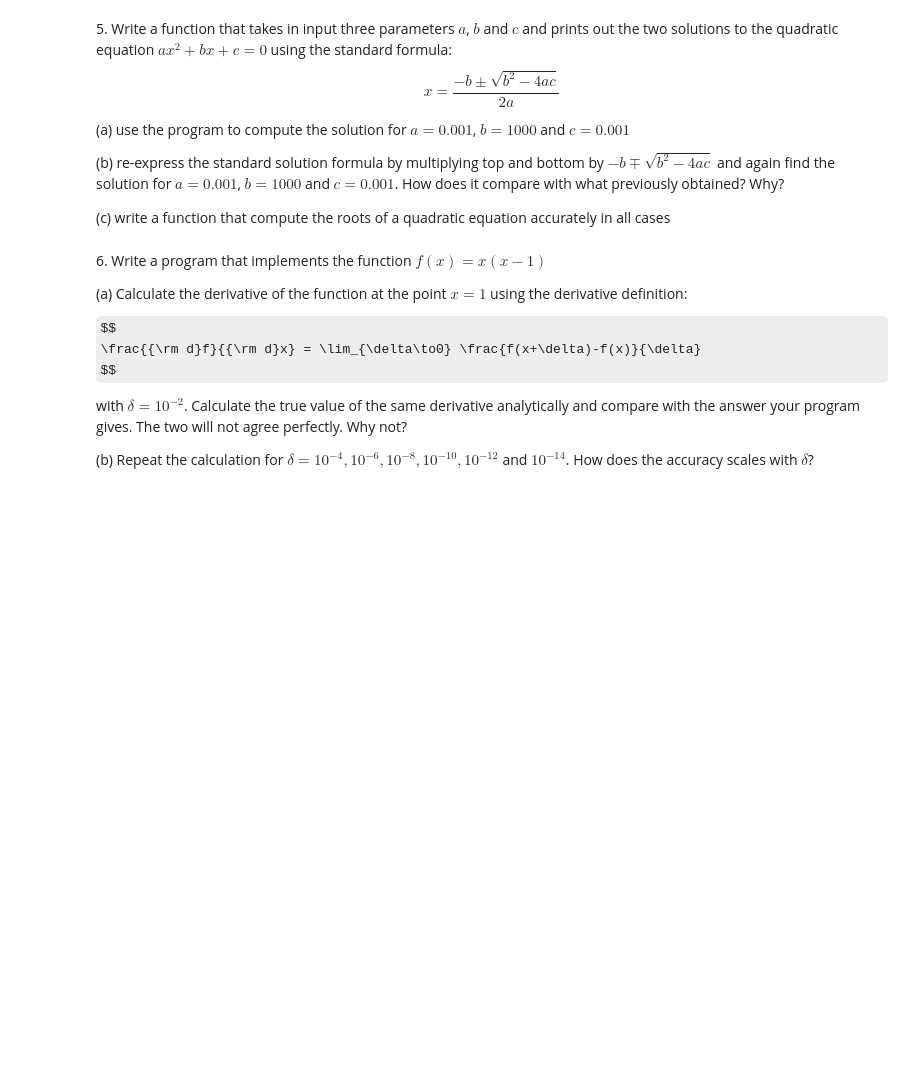
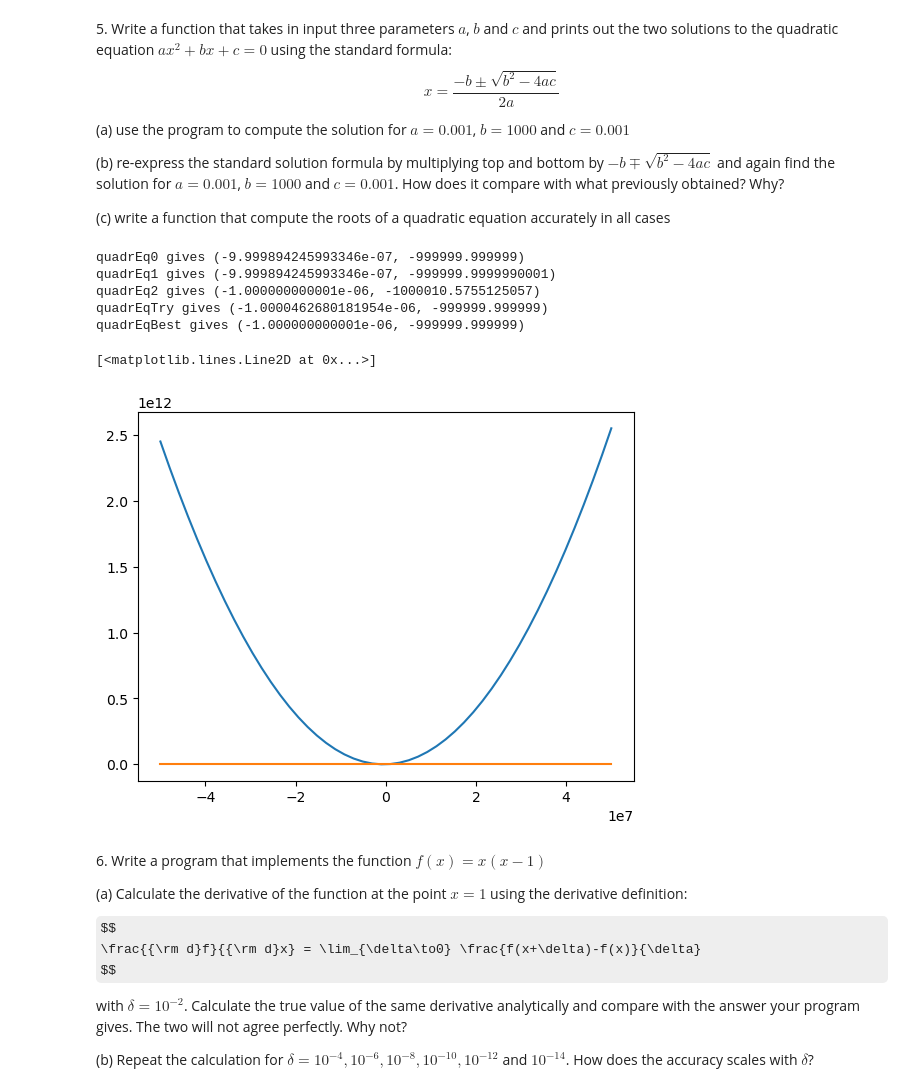
Before and after one commit to DavideCacopardi/LaboratoryOfComputationalPhysics_Y9, a Jupyter notebook: 02ex_NumberRepresentation.ipynb, the cells around one changed output. Drawn from its saved outputs; the diff is of its cells as text; code cells hidden in the pictures; some formulas as TeX source; blank space fills up the shorter version.

```diff
--- a/02ex_NumberRepresentation.ipynb
+++ b/02ex_NumberRepresentation.ipynb
@@ -155,6 +241,56 @@ $$
 (b) re-express the standard solution formula by multiplying top and bottom by $-b\mp\sqrt{b^2-4ac}$ and again find the solution for $a=0.001$, $b=1000$ and $c=0.001$. How does it compare with what previously obtained? Why?
 
 (c) write a function that compute the roots of a quadratic equation accurately in all cases
+# %%
+import matplotlib.pyplot as plt
+
+def quadrEq0(a, b, c):
+    x0 = (-b + np.sqrt(b*b - 4*a*c)) / (2*a)
+    x1 = (-b - np.sqrt(b*b - 4*a*c)) / (2*a)
+    return x0, x1
+
+def quadrEq1(a, b, c):
+    x0 = ((-b + np.sqrt(b*b - 4*a*c)) * (-b - np.sqrt(b*b - 4*a*c))) / (2*a * (-b - np.sqrt(b*b - 4*a*c)))
+    x1 = ((-b - np.sqrt(b*b - 4*a*c)) * (-b + np.sqrt(b*b - 4*a*c))) / (2*a * (-b + np.sqrt(b*b - 4*a*c)))
+    return x0, x1
+
+def quadrEq2(a, b, c):
+    x0 = 2*c / (-b - np.sqrt(b*b - 4*a*c))
+    x1 = 2*c / (-b + np.sqrt(b*b - 4*a*c))
+    return x0, x1
+
+def quadrEqTry(a, b, c):
+    temp = 2 * np.sqrt(a) * np.sqrt(c)
+    sqrtD = np.sqrt(b + temp) * np.sqrt(b - temp)
+    x0 = (-b + sqrtD) / (2 * a)
+    x1 = (-b - sqrtD) / (2 * a)
+    return x0, x1
+
+def quadrEqBest(a, b, c):
+    x0 = 2*c / (-b - np.sqrt(b*b - 4*a*c))
+    x1 = (-b - np.sqrt(b*b - 4*a*c)) / (2*a)
+    return x0, x1
+
+a = 0.001
+b = 1000
+c = 0.001
+print(f"quadrEq0 gives {quadrEq0(a,b,c)}")
+print(f"quadrEq1 gives {quadrEq1(a,b,c)}")
+print(f"quadrEq2 gives {quadrEq2(a,b,c)}")
+print(f"quadrEqTry gives {quadrEqTry(a,b,c)}")
+print(f"quadrEqBest gives {quadrEqBest(a,b,c)}")
+
+x = np.linspace(-5e7, 5e7)
+plt.plot(x, a*x*x + b*x + c)
+plt.plot(x, np.zeros(x.size))
+# %% [output]
+quadrEq0 gives (-9.999894245993346e-07, -999999.999999)
+quadrEq1 gives (-9.999894245993346e-07, -999999.9999990001)
+quadrEq2 gives (-1.000000000001e-06, -1000010.5755125057)
+quadrEqTry gives (-1.0000462680181954e-06, -999999.999999)
+quadrEqBest gives (-1.000000000001e-06, -999999.999999)
+[<matplotlib.lines.Line2D at 0x...>]
+[figure, added]
 # %% [markdown]
 6\. Write a program that implements the function $f(x)=x(x−1)$
 
```
Also changed, not shown: parts of 13 cells of this notebook, 2 other files.
